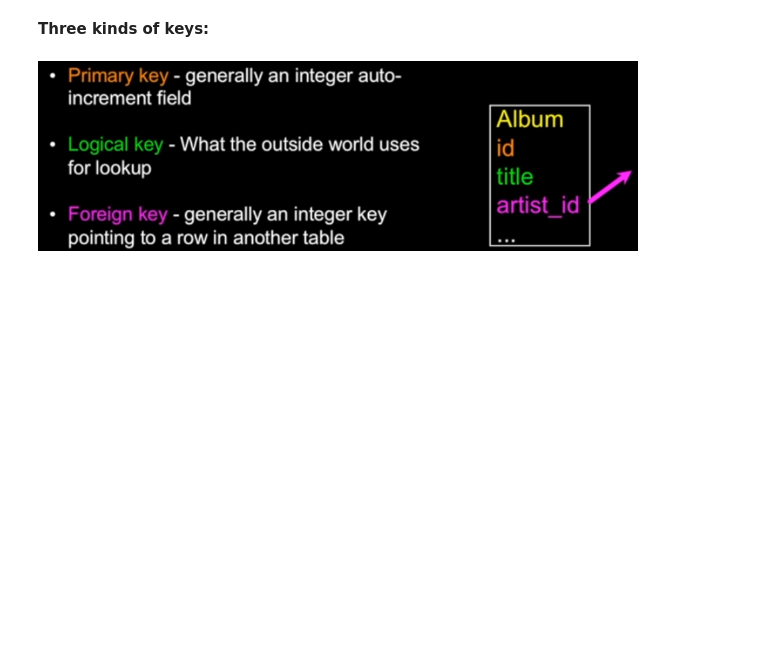
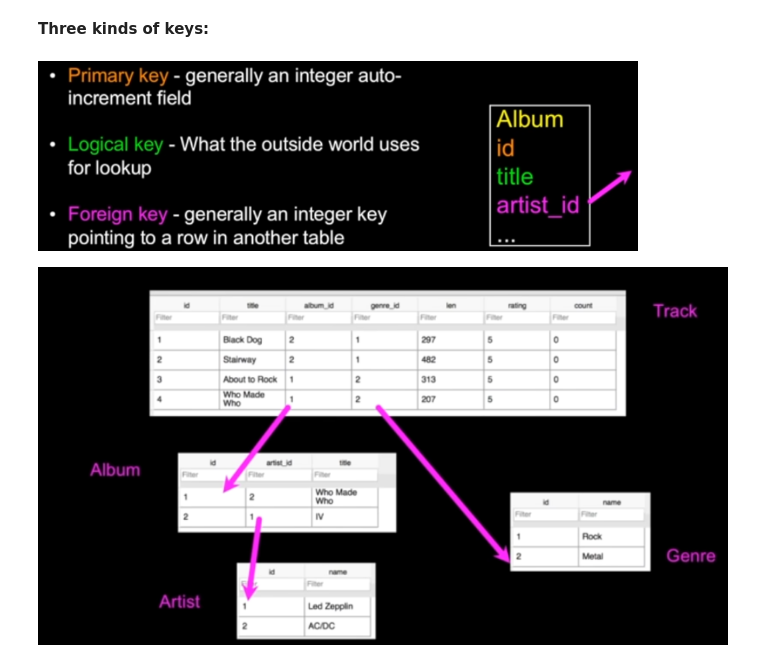
Before and after one commit to priscilla-arinze/PythonReview, a Jupyter notebook: xSyntaxReview_Databases/Databases.ipynb, the cells around one changed output. Cells and saved outputs as stored; diff of their text form; code cells hidden in the pictures; blank space fills up the shorter version.

Commit message:
Finished databases, started data visualization

```diff
--- a/xSyntaxReview_Databases/Databases.ipynb
+++ b/xSyntaxReview_Databases/Databases.ipynb
@@ -197,3 +199,9 @@ from IPython.core.display import HTML
 Image(filename="../aa_Screenshots/integer-keys2.png", width=600)
 # %% [output]
 [figure]
+# %%
+from IPython.display import Image
+from IPython.core.display import HTML
+Image(filename="../aa_Screenshots/digtial-song-database3.png")
+# %% [output]
+[figure, added]
```
Also changed, not shown: parts of 15 cells of this notebook, 15 other files.
